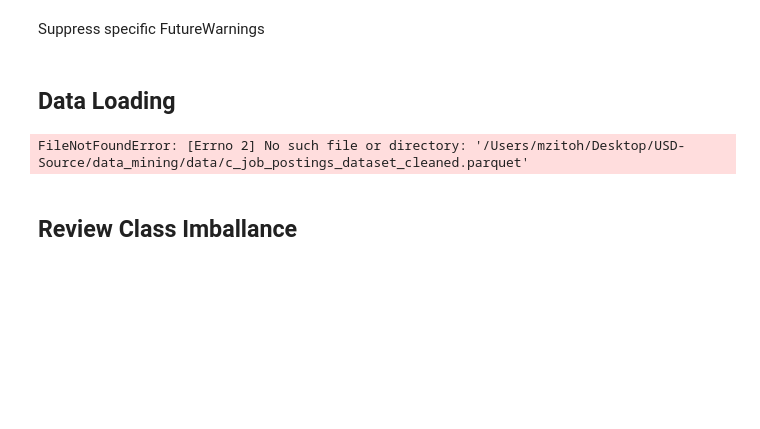
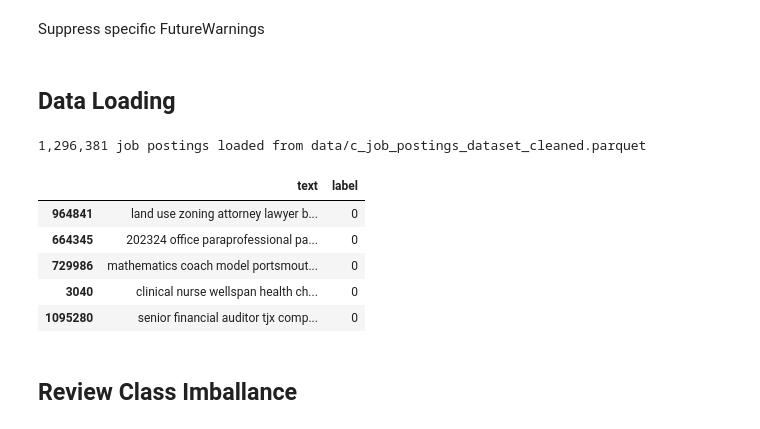
Before and after one commit to denpalrius/ai-ml-job-trends, a Jupyter notebook: d_imballance_handling.ipynb, the cells around one changed output. Drawn from its saved outputs; the diff is of its cells as text; code cells hidden in the pictures; blank space fills up the shorter version.

Commit message:
Run imballance data evaluation

```diff
--- a/d_imballance_handling.ipynb
+++ b/d_imballance_handling.ipynb
@@ -36,13 +36,19 @@ warnings.filterwarnings("ignore", category=FutureWarning, module="sklearn")
 # %% [markdown]
 ## Data Loading
 # %%
-project_root = os.path.abspath(os.path.join(os.getcwd(), os.pardir))
+project_root = os.path.abspath(os.path.join(os.getcwd()))
 data_dir = os.path.join(project_root, "data")
 
 data_filename = os.path.join(data_dir, "c_job_postings_dataset_cleaned.parquet")
 data = pd.read_parquet(data_filename)
 
 print(f"{len(data):,} job postings loaded from {os.path.relpath(data_filename, project_root)}")
 data.sample(5)
 # %% [output]
-FileNotFoundError: [Errno 2] No such file or directory: '/Users/mzitoh/Desktop/USD-Source/data_mining/data/c_job_postings_dataset_cleaned.parquet'
+1,296,381 job postings loaded from data/c_job_postings_dataset_cleaned.parquet
+|  | text | label |
+| 964841 | land use zoning attorney lawyer b... | 0 |
+| 664345 | 202324 office paraprofessional pa... | 0 |
+| 729986 | mathematics coach model portsmout... | 0 |
+| 3040 | clinical nurse wellspan health ch... | 0 |
+| 1095280 | senior financial auditor tjx comp... | 0 |
```
Also changed, not shown: parts of 15 cells of this notebook, 1 other file.
